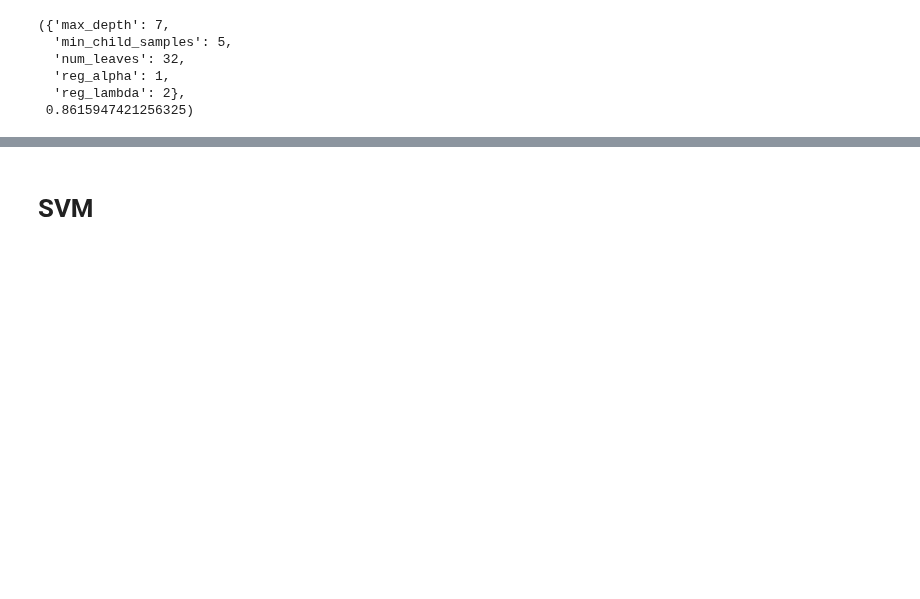
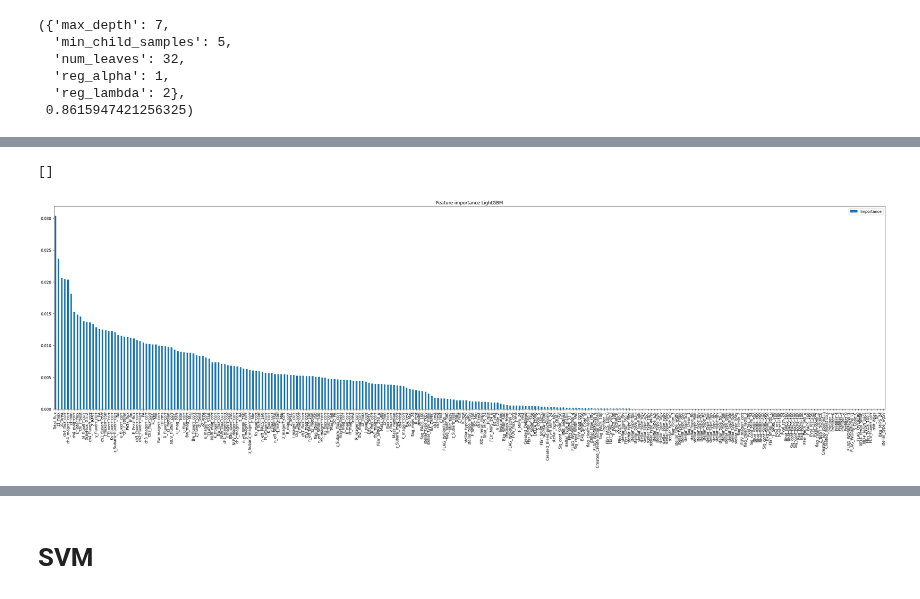
Before and after one commit to jespertjee/LOFAR_ML, a Jupyter notebook: Supervised/Fangyou/Including_radio/Classification_Bootes.ipynb, the cells around one changed output, grey strips where cells are left out. Saved outputs shown, nothing was run; the diff lists cells and outputs as text; code cells hidden in the pictures; blank space fills up the shorter version.

Commit message:
Did a bunch of stuff, mostly tried to clean up the data more, slightly improved accuracy

```diff
--- a/Supervised/Fangyou/Including_radio/Classification_Bootes.ipynb
+++ b/Supervised/Fangyou/Including_radio/Classification_Bootes.ipynb
@@ -493,2 +530,0 @@ model = CatBoostClassifier(iterations=10**5,
-# %%
-model.fit(X_train, y_train, eval_set=[(X_test, y_test)], sample_weight=class_weight_all ,early_stopping_rounds=100)
@@ -551,0 +551,12 @@ plt.plot()
+# %%
+lightbm = lgb.LGBMClassifier(num_class=4,
+                             objective="multiclass",
+                             n_estimators=1000,
+                             class_weight="balanced",
+                             max_depth=7,
+                             num_leaves=32,
+                             min_child_samples=5,
+                             reg_alpha=1,
+                             reg_lambda=2)
+# %%
+lightbm.fit(X_train, y_train, eval_set=[(X_test, y_test)], callbacks=[lgb.early_stopping(stopping_rounds=20)])
@@ -551,0 +570,14 @@ plt.plot()
+# %%
+lightbm_feature_importance = pd.DataFrame(
+    np.array([all_features,
+              lightbm.feature_importances_/sum(lightbm.feature_importances_)]).T,
+                                               columns=['Feature', 'Importance'])
+lightbm_feature_importance = lightbm_feature_importance.sort_values(by=['Importance'], ascending=False)
+# %%
+ax = lightbm_feature_importance.plot(kind='bar', figsize=(40,10))
+ax.set_xticklabels(lightbm_feature_importance.Feature)
+plt.title("Feature importance LightGBM")
+plt.plot()
+# %% [output]
+[]
+[figure, added]
```
Also changed, not shown: parts of 52 cells of this notebook, 20 other files.
